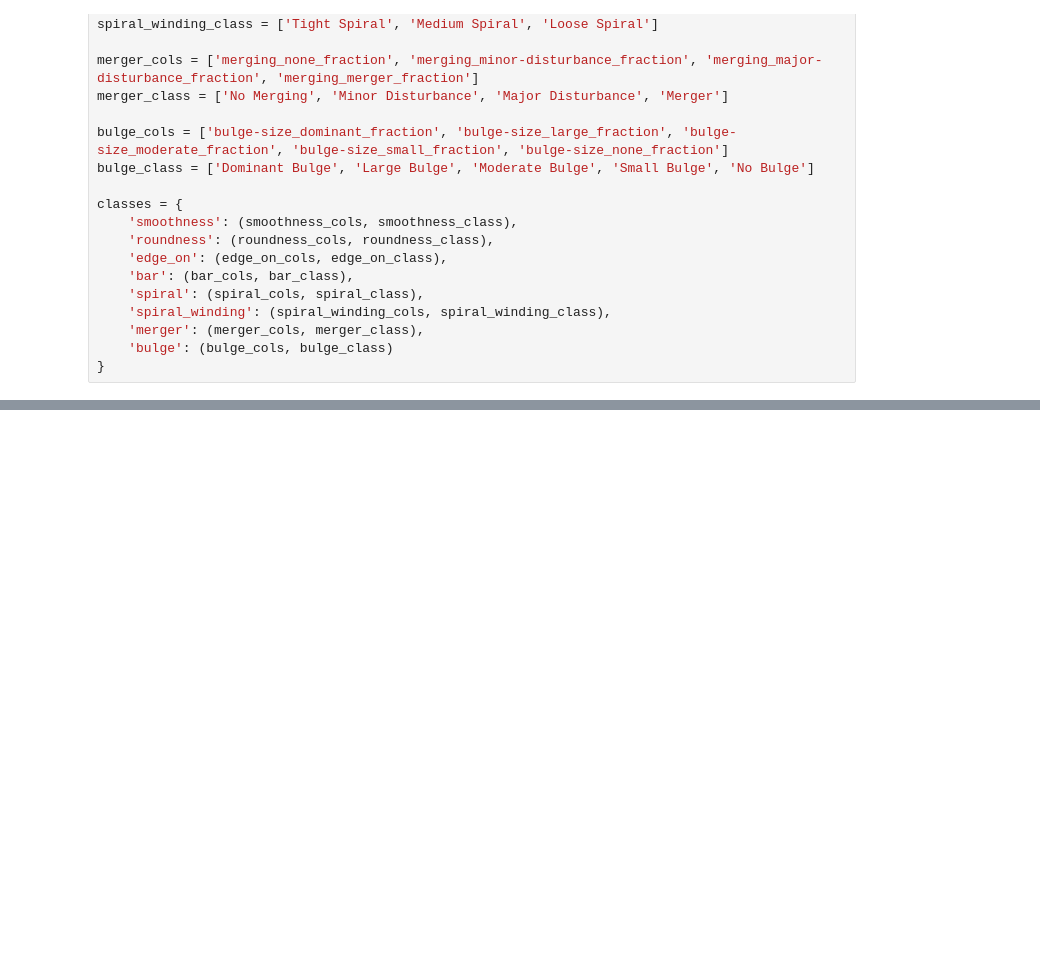
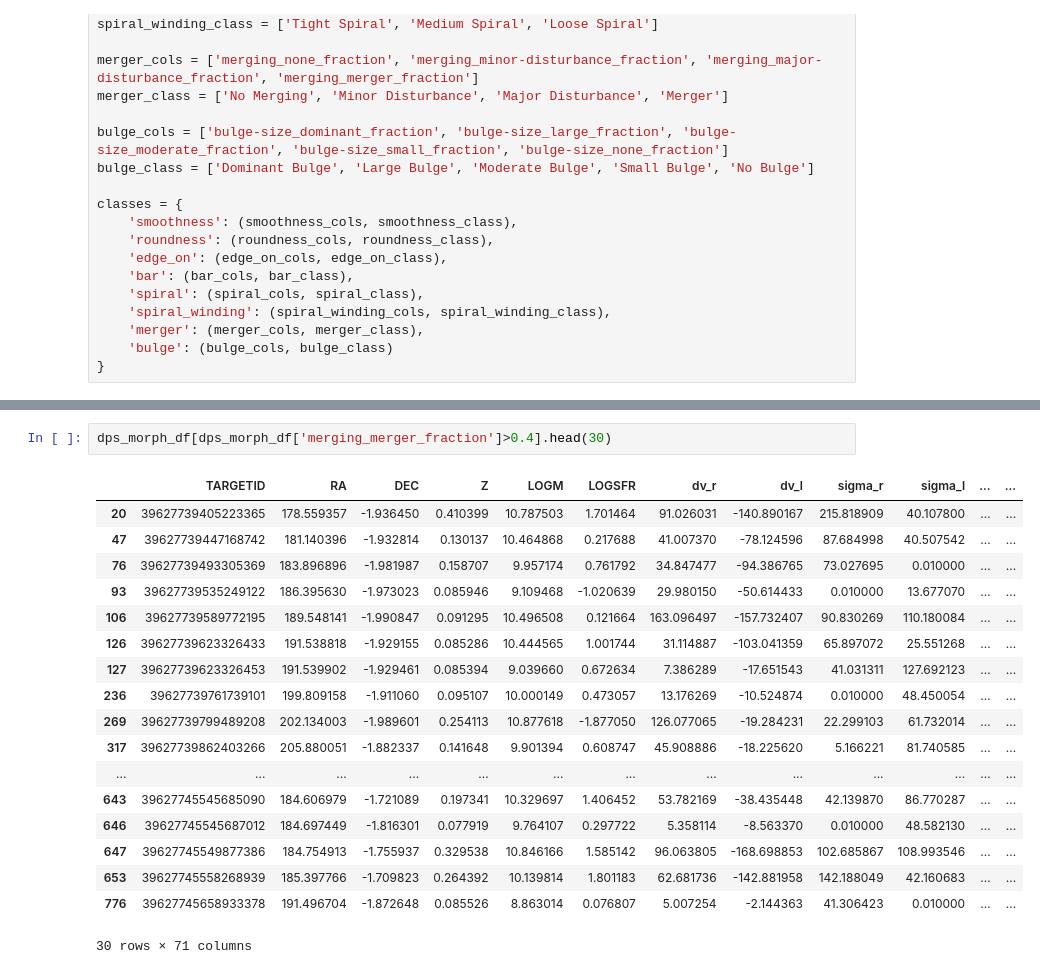
Before and after one commit to hyp0515/searching_inflow, a Jupyter notebook: morph_analyze_decal.ipynb, the cells around one changed output, grey strips where cells are left out. Saved outputs shown, nothing was run; the diff lists cells and outputs as text; blank space fills up the shorter version.

```diff
--- a/morph_analyze_decal.ipynb
+++ b/morph_analyze_decal.ipynb
@@ -264,0 +265,21 @@ plt.show()
+# %%
+dps_morph_df[dps_morph_df['merging_merger_fraction']>0.4].head(30)
+# %% [output]
+|  | TARGETID | RA | DEC | Z | LOGM | LOGSFR | dv_r | dv_l | sigma_r | sigma_l | ... | ... |
+| 20 | 39627739405223365 | 178.559357 | -1.936450 | 0.410399 | 10.787503 | 1.701464 | 91.026031 | -140.890167 | 215.818909 | 40.107800 | ... | ... |
+| 47 | 39627739447168742 | 181.140396 | -1.932814 | 0.130137 | 10.464868 | 0.217688 | 41.007370 | -78.124596 | 87.684998 | 40.507542 | ... | ... |
+| 76 | 39627739493305369 | 183.896896 | -1.981987 | 0.158707 | 9.957174 | 0.761792 | 34.847477 | -94.386765 | 73.027695 | 0.010000 | ... | ... |
+| 93 | 39627739535249122 | 186.395630 | -1.973023 | 0.085946 | 9.109468 | -1.020639 | 29.980150 | -50.614433 | 0.010000 | 13.677070 | ... | ... |
+| 106 | 39627739589772195 | 189.548141 | -1.990847 | 0.091295 | 10.496508 | 0.121664 | 163.096497 | -157.732407 | 90.830269 | 110.180084 | ... | ... |
+| 126 | 39627739623326433 | 191.538818 | -1.929155 | 0.085286 | 10.444565 | 1.001744 | 31.114887 | -103.041359 | 65.897072 | 25.551268 | ... | ... |
+| 127 | 39627739623326453 | 191.539902 | -1.929461 | 0.085394 | 9.039660 | 0.672634 | 7.386289 | -17.651543 | 41.031311 | 127.692123 | ... | ... |
+| 236 | 39627739761739101 | 199.809158 | -1.911060 | 0.095107 | 10.000149 | 0.473057 | 13.176269 | -10.524874 | 0.010000 | 48.450054 | ... | ... |
+| 269 | 39627739799489208 | 202.134003 | -1.989601 | 0.254113 | 10.877618 | -1.877050 | 126.077065 | -19.284231 | 22.299103 | 61.732014 | ... | ... |
+| 317 | 39627739862403266 | 205.880051 | -1.882337 | 0.141648 | 9.901394 | 0.608747 | 45.908886 | -18.225620 | 5.166221 | 81.740585 | ... | ... |
+| ... | ... | ... | ... | ... | ... | ... | ... | ... | ... | ... | ... | ... |
+| 643 | 39627745545685090 | 184.606979 | -1.721089 | 0.197341 | 10.329697 | 1.406452 | 53.782169 | -38.435448 | 42.139870 | 86.770287 | ... | ... |
+| 646 | 39627745545687012 | 184.697449 | -1.816301 | 0.077919 | 9.764107 | 0.297722 | 5.358114 | -8.563370 | 0.010000 | 48.582130 | ... | ... |
+| 647 | 39627745549877386 | 184.754913 | -1.755937 | 0.329538 | 10.846166 | 1.585142 | 96.063805 | -168.698853 | 102.685867 | 108.993546 | ... | ... |
+| 653 | 39627745558268939 | 185.397766 | -1.709823 | 0.264392 | 10.139814 | 1.801183 | 62.681736 | -142.881958 | 142.188049 | 42.160683 | ... | ... |
+| 776 | 39627745658933378 | 191.496704 | -1.872648 | 0.085526 | 8.863014 | 0.076807 | 5.007254 | -2.144363 | 41.306423 | 0.010000 | ... | ... |
+30 rows × 71 columns
```
Also changed, not shown: parts of 5 cells of this notebook, 8 other files.
